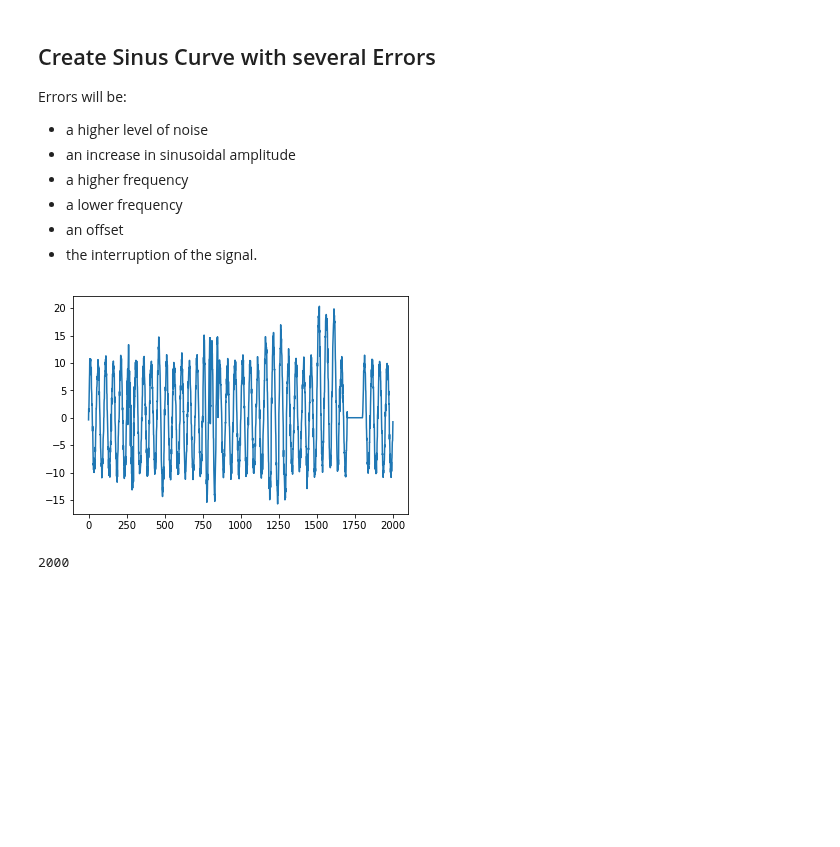
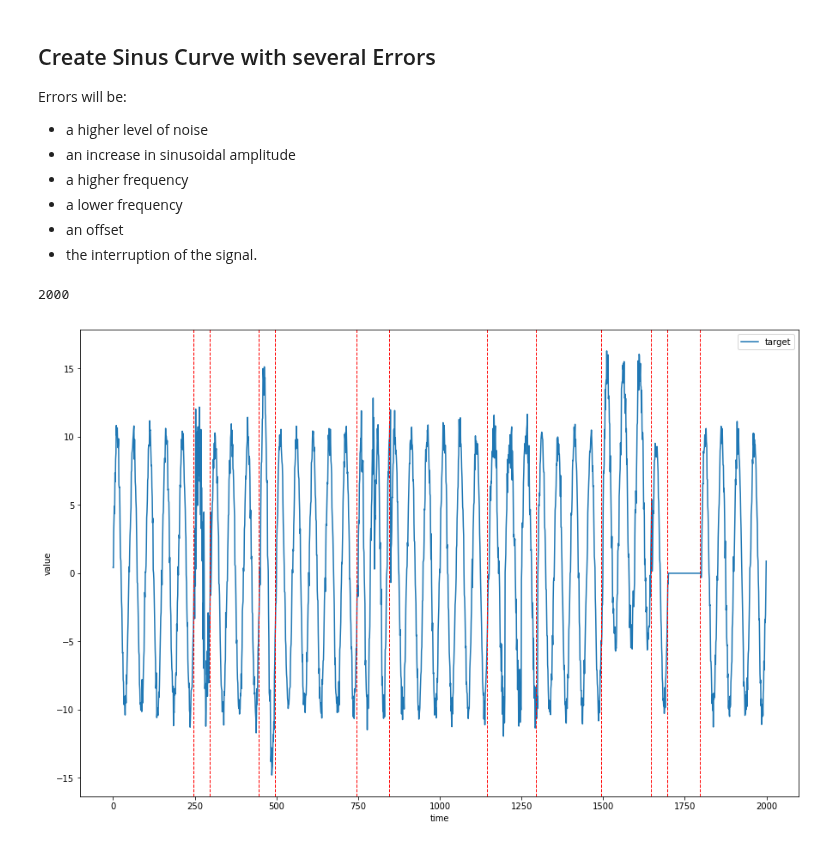
Before and after one commit to carlov93/predictive_maintenance, a Jupyter notebook: data/artifical_signals/create_sinus.ipynb, the cells around one changed output. Drawn from its saved outputs; the diff is of its cells as text; code cells hidden in the pictures; blank space fills up the shorter version.

```diff
--- a/data/artifical_signals/create_sinus.ipynb
+++ b/data/artifical_signals/create_sinus.ipynb
@@ -37,52 +37,52 @@ Errors will be:
 # Create Signal with errors
 sine_with_error = []
 
-# 0 - 499: no error
+# 0 - 249: no error
 sine_with_error.append(create_normal_sine(250))
 
-# 500 - 699: higher level of noise
+# 250 - 299: higher level of noise
 x = np.linspace(0, 2 * np.pi, 50)
 noise = np.random.normal(0,1, 50)
 sine_with_error.append(10*np.sin(np.tile(x, 1)) + 3*noise)
 
-# 700 - 999: no error
+# 300 - 449: no error
 sine_with_error.append(create_normal_sine(150))
 
-# 1000 - 1099: increase in amplitude
+# 450 - 499: increase in amplitude
 noise = np.random.normal(0,1, 50)
 sine_with_error.append(14*np.sin(np.tile(x, 1)) + noise)
 
-# 1100 - 1599: no error
+# 500 - 749: no error
 sine_with_error.append(create_normal_sine(250))
 
-# 1600 - 1999: higher frequency
+# 750 - 849: higher frequency
 x = 1.3*np.linspace(0, 2 * np.pi, 50)
 noise = np.random.normal(0,1, 100)
-sine_with_error.append(14*np.sin(np.tile(x, 2)) + noise)
+sine_with_error.append(10*np.sin(np.tile(x, 2)) + noise)
 
-# 2000 - 2999: no error
+# 850 - 1149: no error
 sine_with_error.append(create_normal_sine(300))
 
-# 3000 - 3299: lower frequency
-x = 0.9*np.linspace(0, 2 * np.pi, 50)
+# 1150 - 1299: lower frequency
+x = 0.8*np.linspace(0, 2 * np.pi, 50)
 noise = np.random.normal(0,1, 150)
-sine_with_error.append(14*np.sin(np.tile(x, 3)) + noise)
+sine_with_error.append(10*np.sin(np.tile(x, 3)) + noise)
 
-# 3300 - 3699: no error
+# 1300 - 1499: no error
 sine_with_error.append(create_normal_sine(200))
 
-# 3700 - 3999: offset
+# 1500 - 1649: offset
 x = np.linspace(0, 2 * np.pi, 50)
 noise = np.random.normal(0,1, 150)
-sine_with_error.append(14*np.sin(np.tile(x, 3)) + noise + 5)
+sine_with_error.append(10*np.sin(np.tile(x, 3)) + noise + 5)
 
-# 4000 - 4099: no error
+# 1650 - 1699: no error
 sine_with_error.append(create_normal_sine(50))
 
-# 4100 - 4299: no signal
+# 1700 - 1799: no signal
 sine_with_error.append(np.zeros(100))
 
-# 4200 - 4999: no error
+# 1800 - 1999: no error
 sine_with_error.append(create_normal_sine(200))
 
 # Concatenate intervals to one signal
@@ -90,12 +90,27 @@ signal = []
 # Plot Sine Wave
 for i in sine_with_error:
     signal = np.concatenate((signal, i), axis=None)
-plt.plot(signal)
-plt.show()
 print(len(signal))
 # Save Sine Wave as .csv
-#df = pd.DataFrame(data={"time":time, "value":sinewave})
-#df.to_csv("./sine_wave_errors.csv", index=False, sep=";")
+df = pd.DataFrame(data={"time":time, "value":signal})
+df.to_csv("./sine_wave_errors.csv", index=False, sep=";")
 # %% [output]
-[figure, removed]
 2000
+# %%
+fig, axes = plt.subplots(1,1, figsize=(15,10))
+sns.lineplot(data=df, x="time", y="value", label="target")
+plt.axvline(245, 0,2, color="r", linestyle ="--", linewidth=1)
+plt.axvline(295, 0,2, color="r", linestyle ="--", linewidth=1)
+plt.axvline(445, 0,2, color="r", linestyle ="--", linewidth=1)
+plt.axvline(495, 0,2, color="r", linestyle ="--", linewidth=1)
+plt.axvline(745, 0,2, color="r", linestyle ="--", linewidth=1)
+plt.axvline(845, 0,2, color="r", linestyle ="--", linewidth=1)
+plt.axvline(1145, 0,2, color="r", linestyle ="--", linewidth=1)
+plt.axvline(1295, 0,2, color="r", linestyle ="--", linewidth=1)
+plt.axvline(1495, 0,2, color="r", linestyle ="--", linewidth=1)
+plt.axvline(1645, 0,2, color="r", linestyle ="--", linewidth=1)
+plt.axvline(1695, 0,2, color="r", linestyle ="--", linewidth=1)
+plt.axvline(1795, 0,2, color="r", linestyle ="--", linewidth=1)
+plt.show()
+# %% [output]
+[figure, added]
```
Also changed, not shown: parts of 3 cells of this notebook, 50 other files.
